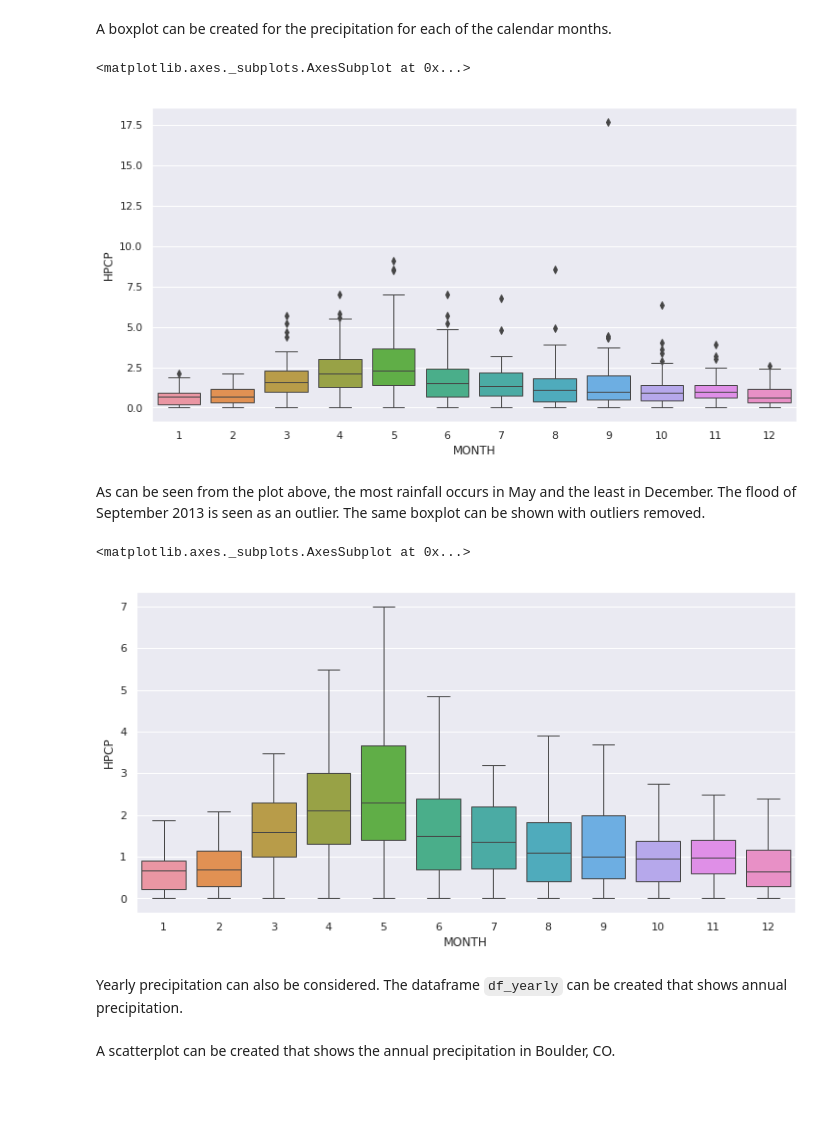
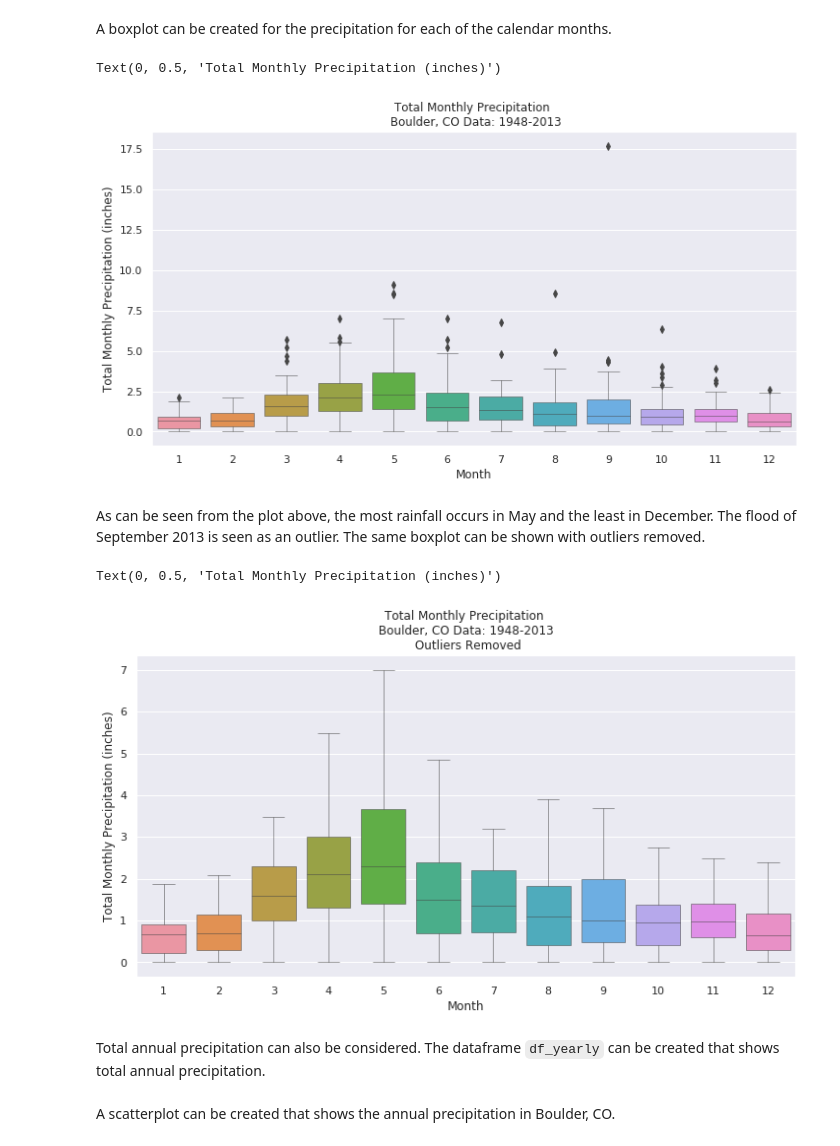
Before and after one commit to dmbentley/earth-analytics, a Jupyter notebook: week-1/2-precipitation-1948-2013.ipynb, the cells around one changed output. Saved outputs shown, nothing was run; the diff lists cells and outputs as text; code cells hidden in the pictures; blank space fills up the shorter version.

```diff
--- a/week-1/2-precipitation-1948-2013.ipynb
+++ b/week-1/2-precipitation-1948-2013.ipynb
@@ -99,3 +110,5 @@ df.apply(remove_high_readings, axis=1);
+# %%
+df = df.dropna()
 # %% [markdown]
 A new dataframe called `df_monthly` is created that resamples the precipitation by month and sums it.
 # %%
@@ -134,19 +154,27 @@ A boxplot can be created for the precipitation for each of the calendar months.
 # %%
 plt.figure(figsize=(12, 6));
 sns.boxplot(data=df_monthly, x='MONTH', y='HPCP', showfliers=True)
+
+plt.title('Total Monthly Precipitation \n Boulder, CO Data: 1948-2013')
+plt.xlabel('Month')
+plt.ylabel('Total Monthly Precipitation (inches)')
 # %% [output]
-<matplotlib.axes._subplots.AxesSubplot at 0x...>
+Text(0, 0.5, 'Total Monthly Precipitation (inches)')
-[figure, old version]
+[figure, new version]
 # %% [markdown]
 As can be seen from the plot above, the most rainfall occurs in May and the least in December. The flood of September 2013 is seen as an outlier. The same boxplot can be shown with outliers removed.
 # %%
 plt.figure(figsize=(12, 6));
 sns.boxplot(data=df_monthly, x='MONTH', y='HPCP', showfliers=False)
+
+plt.title('Total Monthly Precipitation \n Boulder, CO Data: 1948-2013 \n Outliers Removed')
+plt.xlabel('Month')
+plt.ylabel('Total Monthly Precipitation (inches)')
 # %% [output]
-<matplotlib.axes._subplots.AxesSubplot at 0x...>
+Text(0, 0.5, 'Total Monthly Precipitation (inches)')
-[figure, old version]
+[figure, new version]
 # %% [markdown]
-Yearly precipitation can also be considered. The dataframe `df_yearly` can be created that shows annual precipitation.
+Total annual precipitation can also be considered. The dataframe `df_yearly` can be created that shows total annual precipitation.
 # %%
 df_yearly = df.resample('Y').sum()
 # %% [markdown]
```
Also changed, not shown: parts of 18 cells of this notebook, 1 other file.
